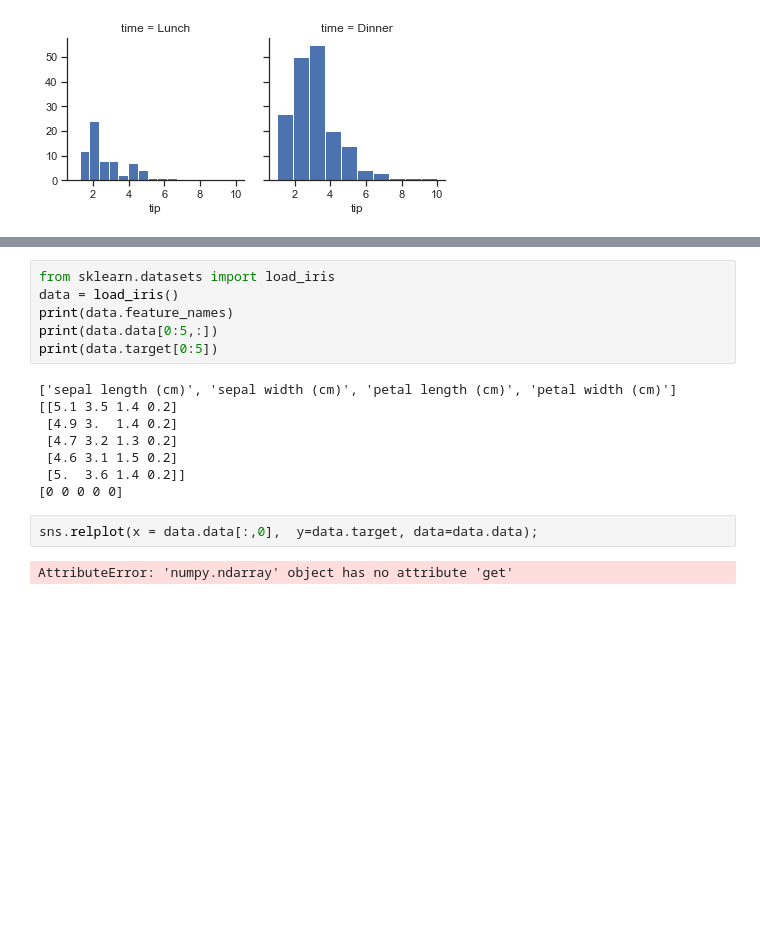
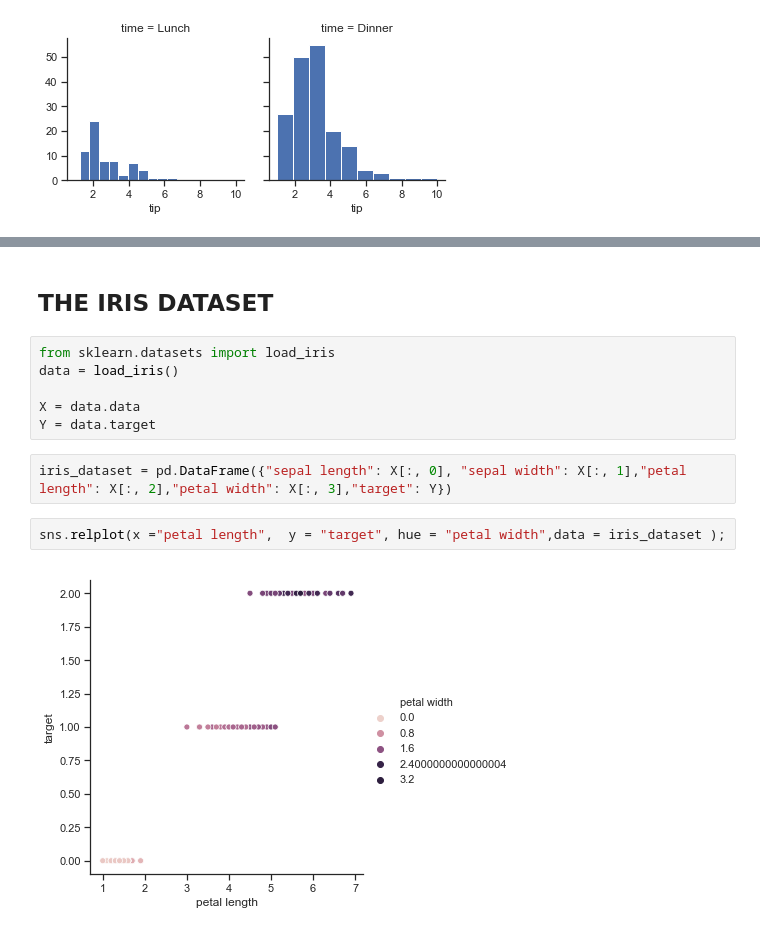
Before and after one commit to xo28122000/ML_in_Python, a Jupyter notebook: Seaborn/Untitled.ipynb, the cells around one changed output, grey strips where cells are left out. Saved outputs shown, nothing was run; the diff lists cells and outputs as text; blank space fills up the shorter version.

```diff
--- a/Seaborn/Untitled.ipynb
+++ b/Seaborn/Untitled.ipynb
@@ -72,18 +69,14 @@ g.map(sns.regplot, "size", "total_bill", color=".3", fit_reg=False, x_jitter=.1)
+# %% [markdown]
+## THE IRIS DATASET
 # %%
 from sklearn.datasets import load_iris
 data = load_iris()
-print(data.feature_names)
-print(data.data[0:5,:])
-print(data.target[0:5])
+
+X = data.data
+Y = data.target
-# %% [output]
-['sepal length (cm)', 'sepal width (cm)', 'petal length (cm)', 'petal width (cm)']
-[[5.1 3.5 1.4 0.2]
- [4.9 3.  1.4 0.2]
- [4.7 3.2 1.3 0.2]
- [4.6 3.1 1.5 0.2]
- [5.  3.6 1.4 0.2]]
-[0 0 0 0 0]
-# %%
-sns.relplot(x = data.data[:,0],  y=data.target, data=data.data);
-# %% [output]
-AttributeError: 'numpy.ndarray' object has no attribute 'get'
+# %%
+iris_dataset = pd.DataFrame({"sepal length": X[:, 0], "sepal width": X[:, 1],"petal length": X[:, 2],"petal width": X[:, 3],"target": Y})
+# %%
+sns.relplot(x ="petal length",  y = "target", hue = "petal width",data = iris_dataset );
+# %% [output]
+[figure, added]
```
Also changed, not shown: parts of 13 cells of this notebook, 3 other files.
